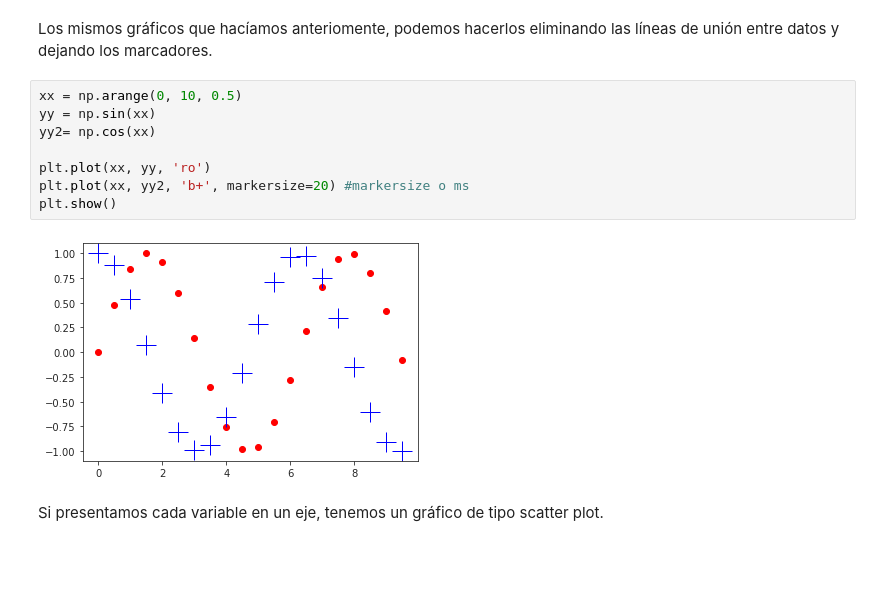
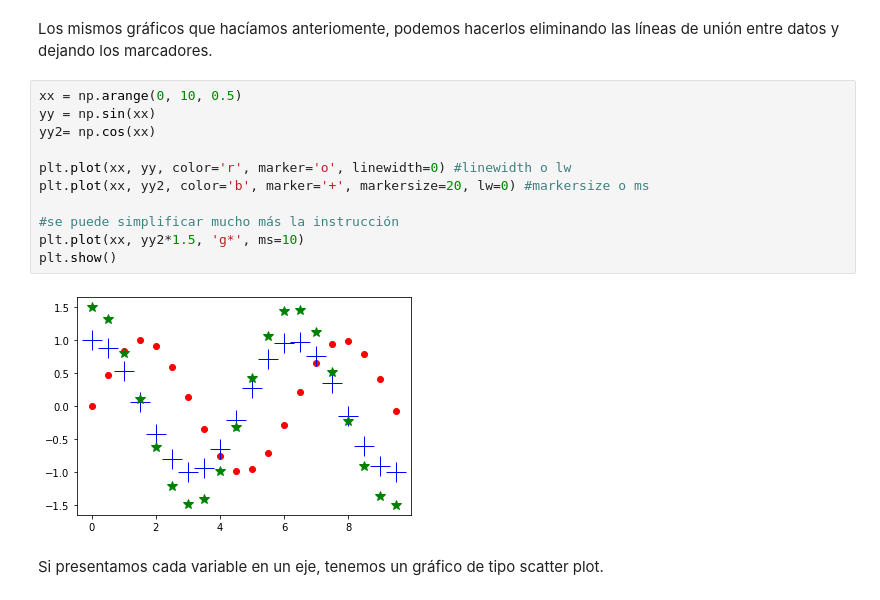
Before and after one commit to joselvira/BiomecanicaPython, a Jupyter notebook: Notebooks/Como_configurar_graficas.ipynb, the cells around one changed output. Cells and saved outputs as stored; diff of their text form; blank space fills up the shorter version.

```diff
--- a/Notebooks/Como_configurar_graficas.ipynb
+++ b/Notebooks/Como_configurar_graficas.ipynb
@@ -1028,13 +1093,16 @@ Los mismos gráficos que hacíamos anteriomente, podemos hacerlos eliminando las
 # %%
 xx = np.arange(0, 10, 0.5)
 yy = np.sin(xx)
 yy2= np.cos(xx)
 
-plt.plot(xx, yy, 'ro')
-plt.plot(xx, yy2, 'b+', markersize=20) #markersize o ms
+plt.plot(xx, yy, color='r', marker='o', linewidth=0) #linewidth o lw
+plt.plot(xx, yy2, color='b', marker='+', markersize=20, lw=0) #markersize o ms
+
+#se puede simplificar mucho más la instrucción
+plt.plot(xx, yy2*1.5, 'g*', ms=10)
 plt.show()
 # %% [output]
-[figure, old version]
+[figure, new version]
 # %% [markdown]
 Si presentamos cada variable en un eje, tenemos un gráfico de tipo scatter plot.
 # %%
```
Also changed, not shown: parts of 35 cells of this notebook.
